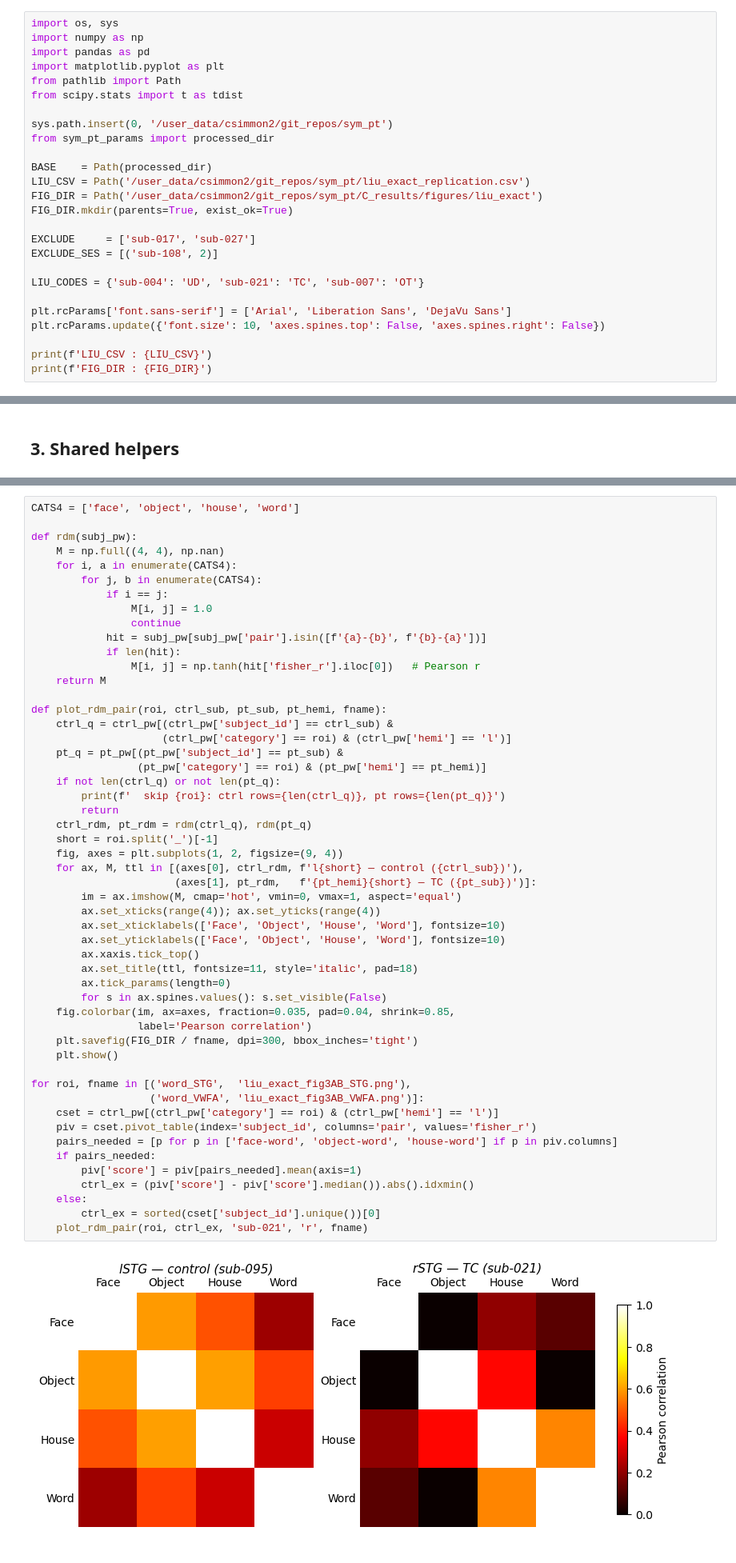
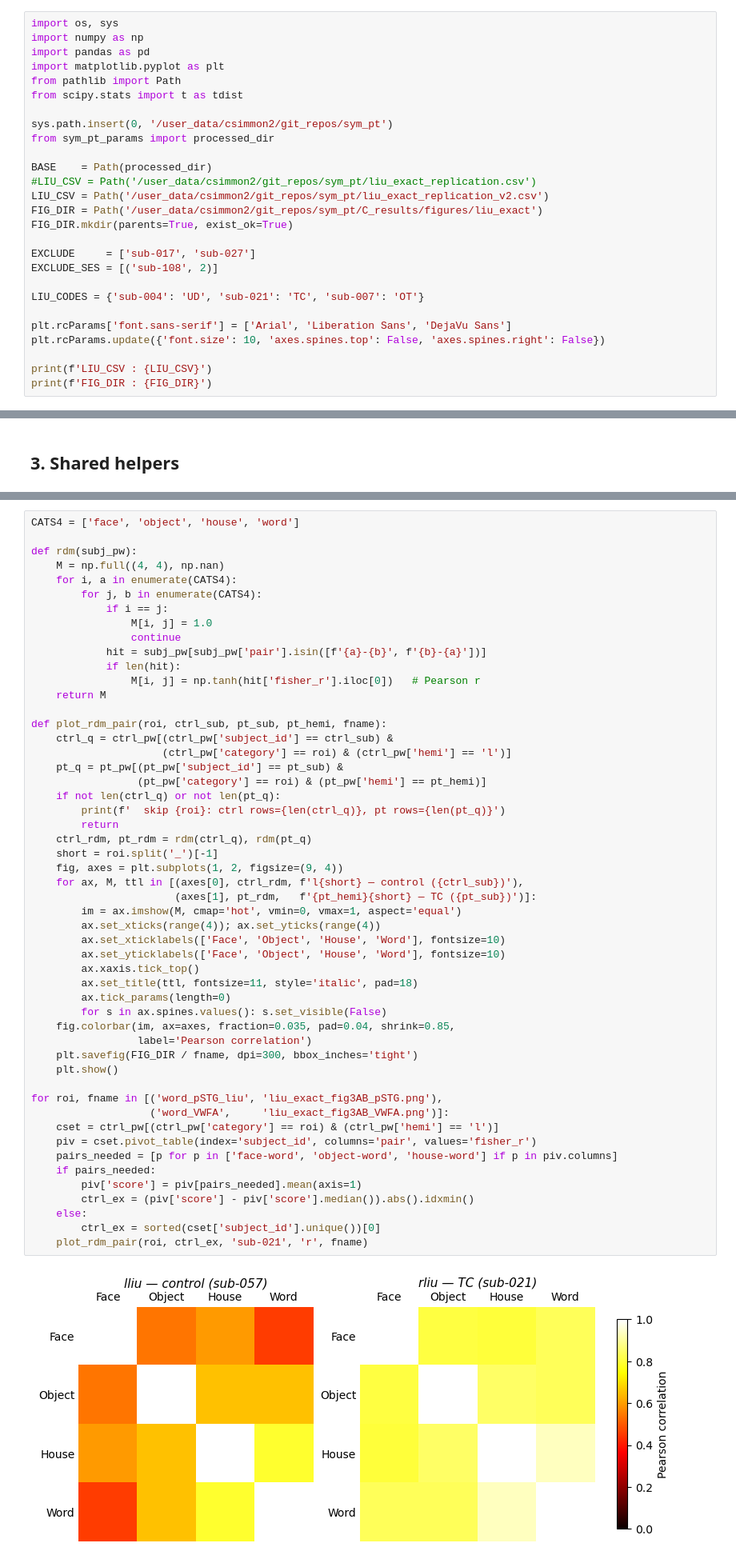
Before and after one commit to cnsimmons/sym_pt, a Jupyter notebook: liu_recreation_xs_v2.ipynb, the cells around one changed output, grey strips where cells are left out. Shown at 80% size. Cells and saved outputs as stored; diff of their text form.

Commit message:
the new concern is up and downsampling due to data collected at 1 and 2 mm respectively

```diff
--- a/liu_recreation_xs_v2.ipynb
+++ b/liu_recreation_xs_v2.ipynb
@@ -25,7 +25,8 @@ sys.path.insert(0, '/user_data/csimmon2/git_repos/sym_pt')
 from sym_pt_params import processed_dir
 
 BASE    = Path(processed_dir)
-LIU_CSV = Path('/user_data/csimmon2/git_repos/sym_pt/liu_exact_replication.csv')
+#LIU_CSV = Path('/user_data/csimmon2/git_repos/sym_pt/liu_exact_replication.csv')
+LIU_CSV = Path('/user_data/csimmon2/git_repos/sym_pt/liu_exact_replication_v2.csv')
 FIG_DIR = Path('/user_data/csimmon2/git_repos/sym_pt/C_results/figures/liu_exact')
 FIG_DIR.mkdir(parents=True, exist_ok=True)
 
@@ -305,33 +306,33 @@ def plot_rdm_pair(roi, ctrl_sub, pt_sub, pt_hemi, fname):
         print(f'  skip {roi}: ctrl rows={len(ctrl_q)}, pt rows={len(pt_q)}')
         return
     ctrl_rdm, pt_rdm = rdm(ctrl_q), rdm(pt_q)
     short = roi.split('_')[-1]
     fig, axes = plt.subplots(1, 2, figsize=(9, 4))
     for ax, M, ttl in [(axes[0], ctrl_rdm, f'l{short} — control ({ctrl_sub})'),
                        (axes[1], pt_rdm,   f'{pt_hemi}{short} — TC ({pt_sub})')]:
         im = ax.imshow(M, cmap='hot', vmin=0, vmax=1, aspect='equal')
         ax.set_xticks(range(4)); ax.set_yticks(range(4))
         ax.set_xticklabels(['Face', 'Object', 'House', 'Word'], fontsize=10)
         ax.set_yticklabels(['Face', 'Object', 'House', 'Word'], fontsize=10)
         ax.xaxis.tick_top()
         ax.set_title(ttl, fontsize=11, style='italic', pad=18)
         ax.tick_params(length=0)
         for s in ax.spines.values(): s.set_visible(False)
     fig.colorbar(im, ax=axes, fraction=0.035, pad=0.04, shrink=0.85,
                  label='Pearson correlation')
     plt.savefig(FIG_DIR / fname, dpi=300, bbox_inches='tight')
     plt.show()
 
-for roi, fname in [('word_STG',  'liu_exact_fig3AB_STG.png'),
-                   ('word_VWFA', 'liu_exact_fig3AB_VWFA.png')]:
+for roi, fname in [('word_pSTG_liu', 'liu_exact_fig3AB_pSTG.png'),
+                   ('word_VWFA',     'liu_exact_fig3AB_VWFA.png')]:
     cset = ctrl_pw[(ctrl_pw['category'] == roi) & (ctrl_pw['hemi'] == 'l')]
     piv = cset.pivot_table(index='subject_id', columns='pair', values='fisher_r')
     pairs_needed = [p for p in ['face-word', 'object-word', 'house-word'] if p in piv.columns]
     if pairs_needed:
         piv['score'] = piv[pairs_needed].mean(axis=1)
         ctrl_ex = (piv['score'] - piv['score'].median()).abs().idxmin()
     else:
         ctrl_ex = sorted(cset['subject_id'].unique())[0]
     plot_rdm_pair(roi, ctrl_ex, 'sub-021', 'r', fname)
 # %% [output]
-[figure, old version]
+[figure, new version]
```
Also changed, not shown: parts of 4 cells of this notebook, 5 other files.
